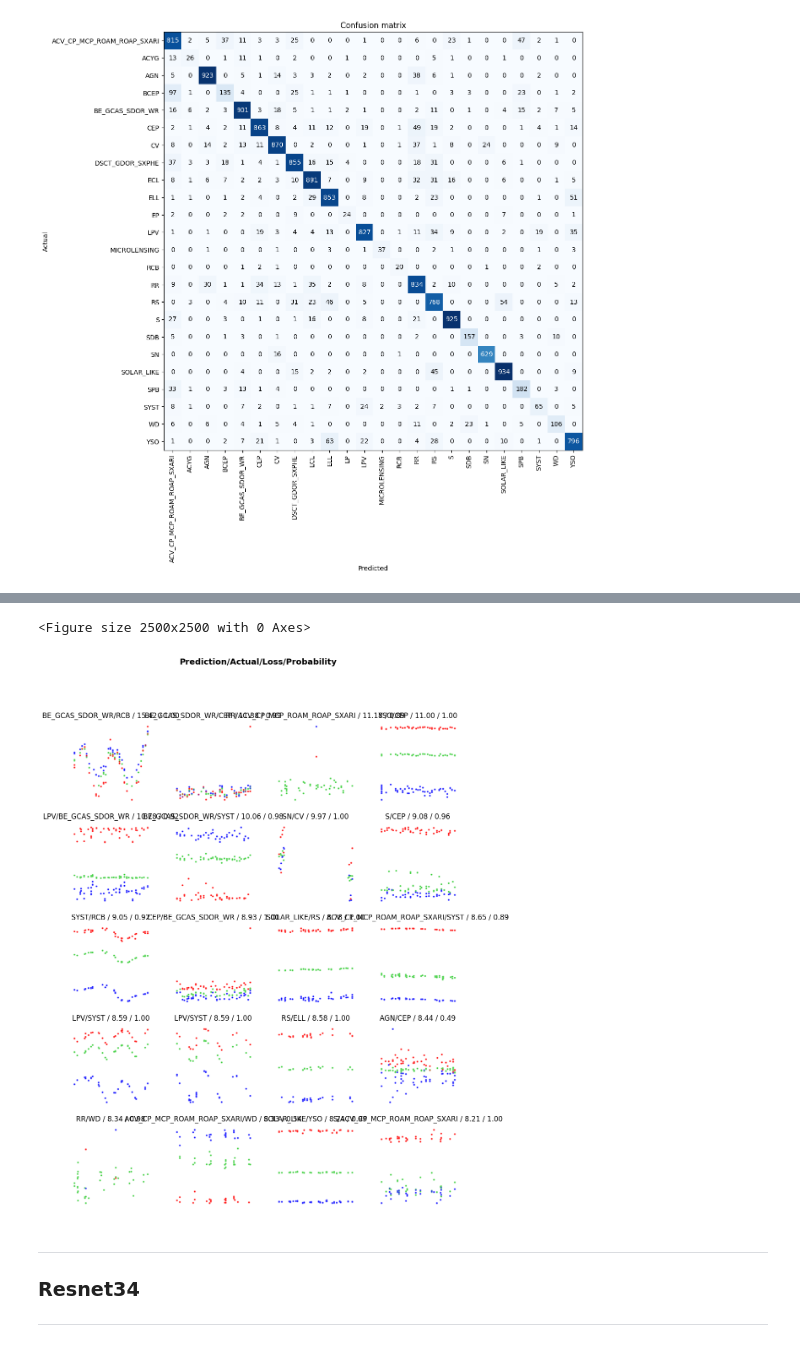
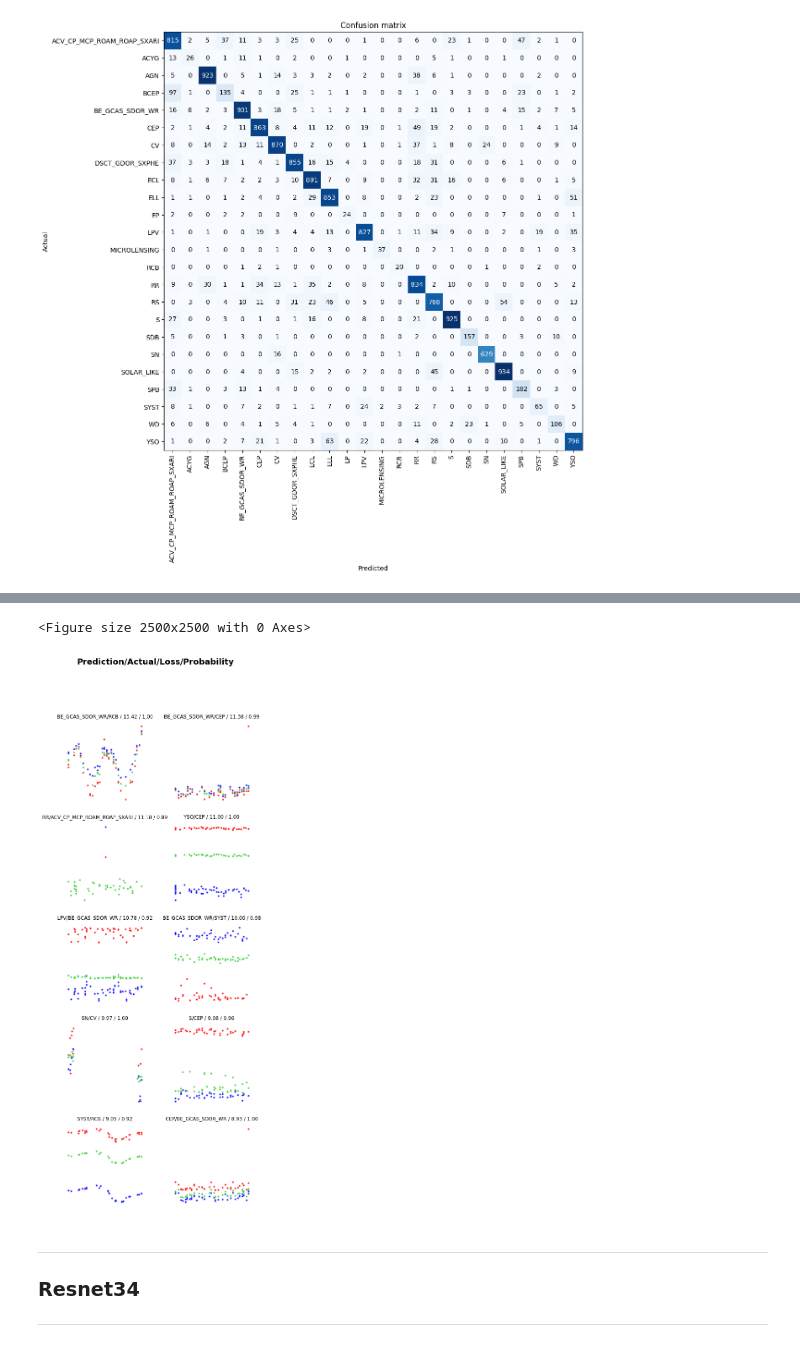
Before and after one commit to jduffy93/Gaia_variable_star_classification, a Jupyter notebook: model.ipynb, the cells around one changed output, grey strips where cells are left out. Cells and saved outputs as stored; diff of their text form; code cells hidden in the pictures.

```diff
--- a/model.ipynb
+++ b/model.ipynb
@@ -332,12 +332,12 @@ interp.plot_confusion_matrix(figsize=(12,12))
 [figure]
 # %%
 plt.figure(figsize=(25, 25))
-plt.rcParams.update({'font.size': 8})
-interp.plot_top_losses(20, nrows=5)
+plt.rcParams.update({'font.size': 7})
+interp.plot_top_losses(10, nrows=5)
 # %% [output]
 [interactive output not drawn]
 <Figure size 2500x2500 with 0 Axes>
-[figure, old version]
+[figure, new version]
 # %% [markdown]
 ---
 ### Resnet34
```
